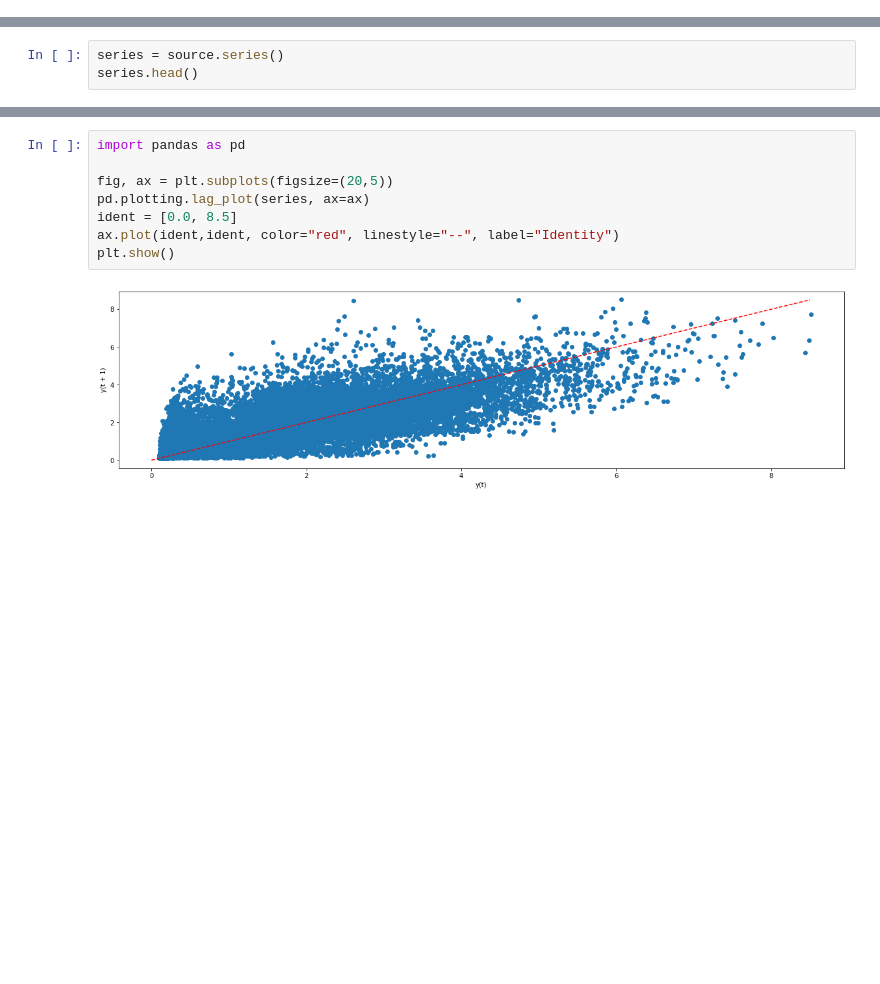
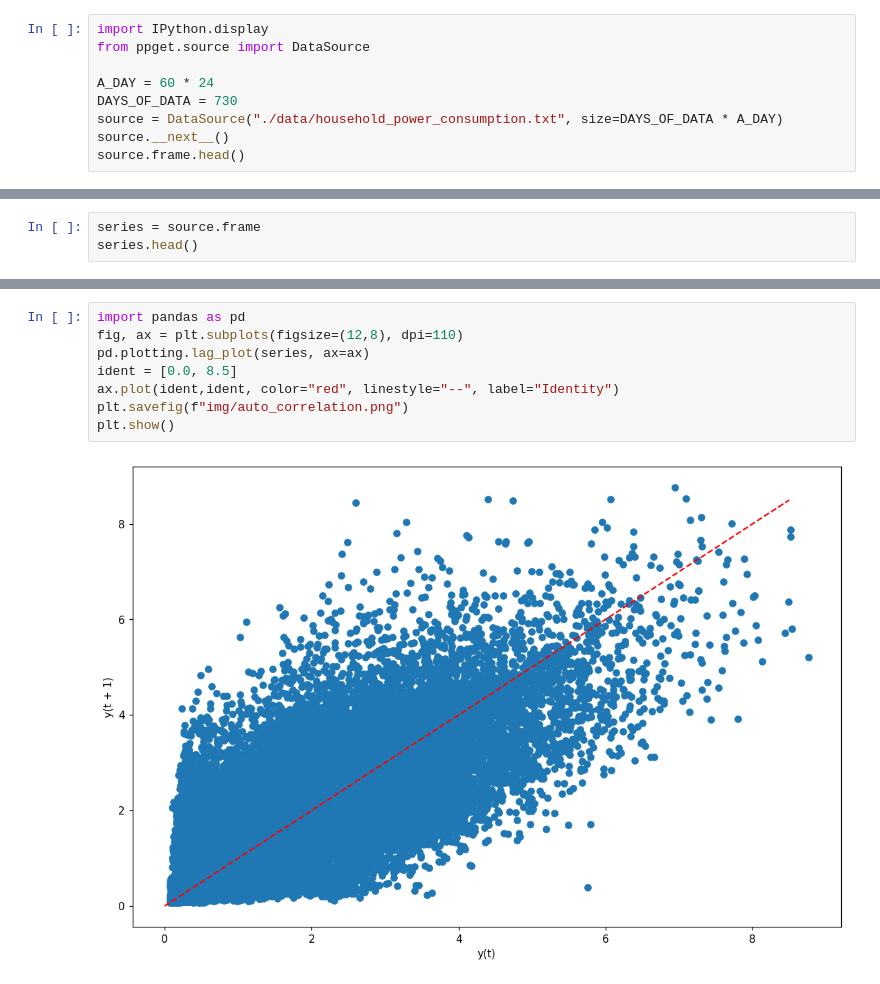
Before and after one commit to Gunisalvo/ppget-aprendizado-de-maquinas, a Jupyter notebook: 001_exploration.ipynb, the cells around one changed output, grey strips where cells are left out. Saved outputs shown, nothing was run; the diff lists cells and outputs as text; blank space fills up the shorter version.

```diff
--- a/001_exploration.ipynb
+++ b/001_exploration.ipynb
@@ -11,0 +1,9 @@ Series([], Freq: 10T, Name: Global_active_power, dtype: float64)
+# %%
+import IPython.display
+from ppget.source import DataSource
+
+A_DAY = 60 * 24
+DAYS_OF_DATA = 730
+source = DataSource("./data/household_power_consumption.txt", size=DAYS_OF_DATA * A_DAY)
+source.__next__()
+source.frame.head()
@@ -12,4 +19,4 @@ Series([], Freq: 10T, Name: Global_active_power, dtype: float64)
 # %%
-series = source.series()
+series = source.frame
 series.head()
 # %% [output]
@@ -38,13 +45,13 @@ plt.show()
 # %%
 import pandas as pd
-
-fig, ax = plt.subplots(figsize=(20,5))
+fig, ax = plt.subplots(figsize=(12,8), dpi=110)
 pd.plotting.lag_plot(series, ax=ax)
 ident = [0.0, 8.5]
 ax.plot(ident,ident, color="red", linestyle="--", label="Identity")
+plt.savefig(f"img/auto_correlation.png")
 plt.show()
 # %% [output]
-[figure, old version]
+[figure, new version]
 # %%
 fig, ax = plt.subplots(figsize=(20,5))
 
```
Also changed, not shown: parts of 6 cells of this notebook, 6 other files.
